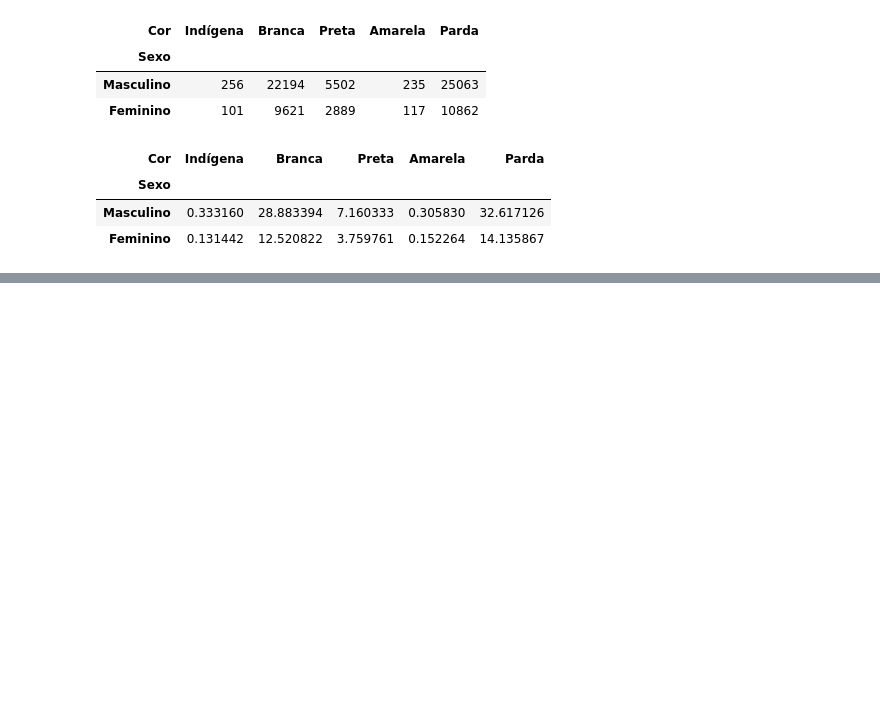
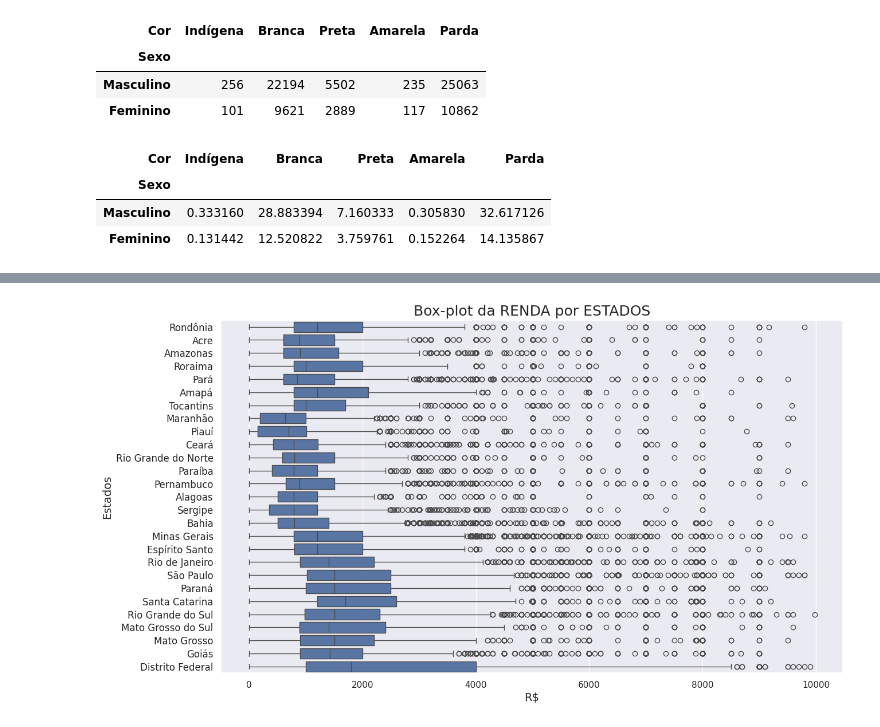
Before and after one commit to Gcango/Analise_Descritiva_PNAD_2015, a Jupyter notebook: Analise_Descritiva_dados_PNAD_2015.ipynb, the cells around one changed output, grey strips where cells are left out. Saved outputs shown, nothing was run; the diff lists cells and outputs as text; code cells hidden in the pictures; blank space fills up the shorter version.

```diff
--- a/Analise_Descritiva_dados_PNAD_2015.ipynb
+++ b/Analise_Descritiva_dados_PNAD_2015.ipynb
@@ -324,0 +460,16 @@ dado
+# %%
+ax = sns.boxplot(x = 'Renda', y = 'UF', data=dados.query('Renda < 10000'), orient='h')
+
+ax.figure.set_size_inches(14, 8)    # Personalizando o tamanho da figura
+
+ax.set_title('Box-plot da RENDA por ESTADOS', fontsize=18)    # Configurando o título do gráfico
+
+ax.set_xlabel('R$', fontsize=14)    # Configurando o label do eixo X
+
+ax.set_ylabel('Estados', fontsize=14)    # Configurando o label do eixo Y
+ax.set_yticklabels([key for key in uf.values()], fontsize=12)    # Configurando o label de cada categoria do eixo Y
+
+ax
+plt.show()
+# %% [output]
+[figure, added]
```
Also changed, not shown: parts of 20 cells of this notebook.
